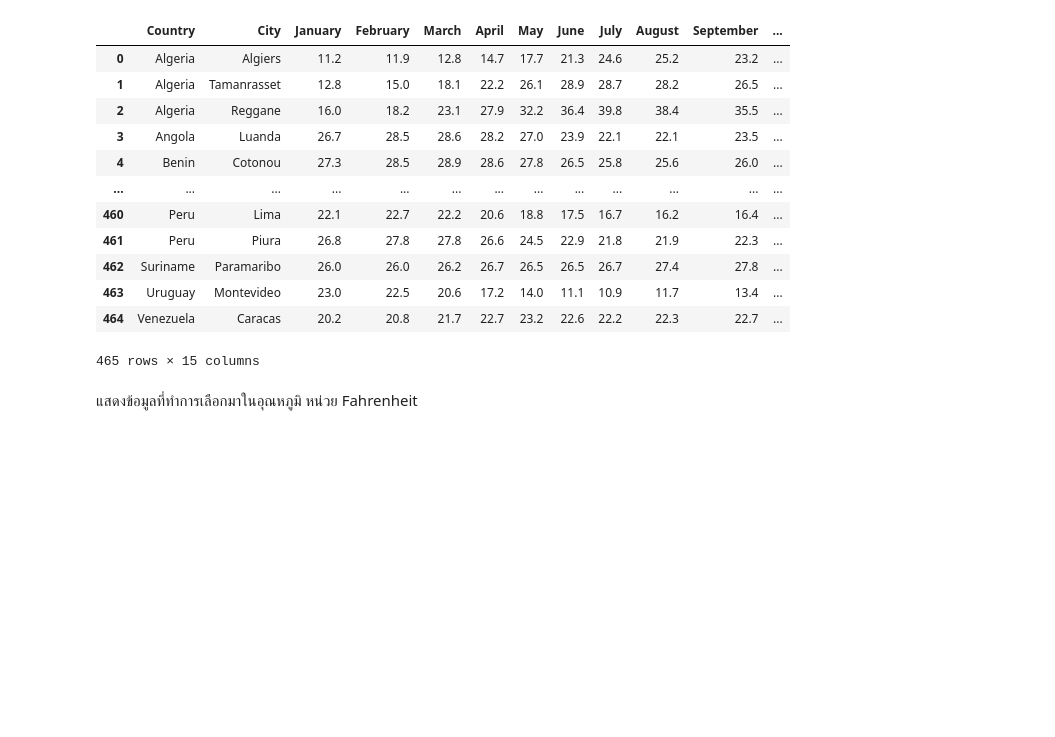
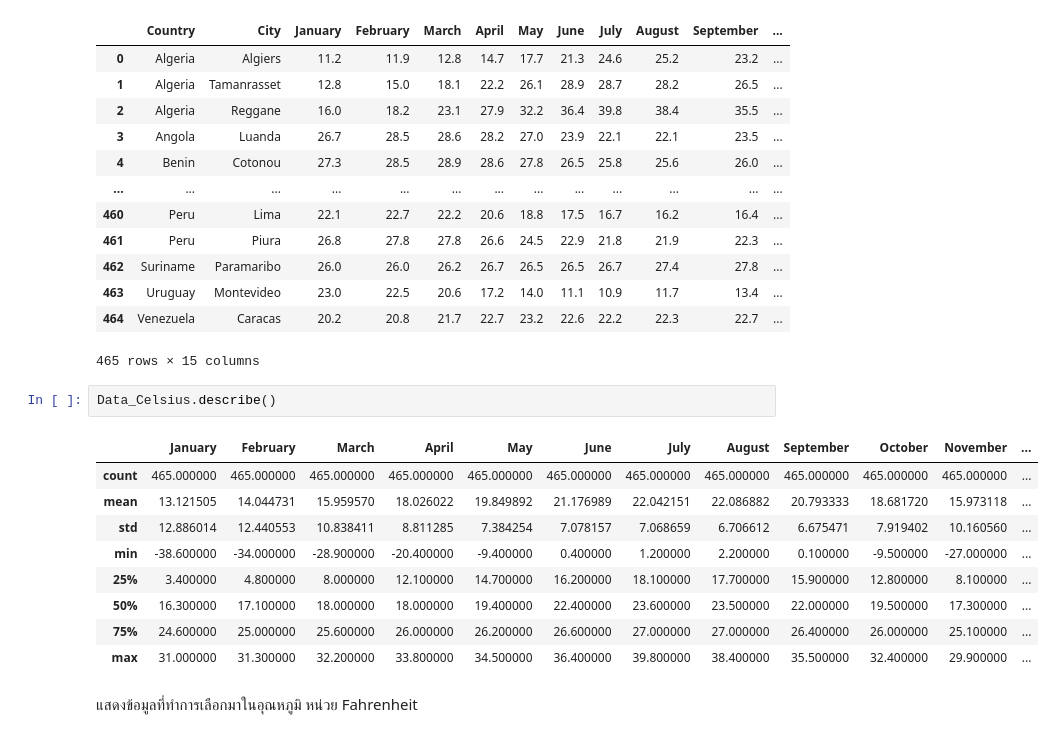
Before and after one commit to park21306/DataProject, a Jupyter notebook: Projectme.ipynb, the cells around one changed output. Saved outputs shown, nothing was run; the diff lists cells and outputs as text; blank space fills up the shorter version.

```diff
--- a/Projectme.ipynb
+++ b/Projectme.ipynb
@@ -390,6 +390,18 @@ Data_Celsius
 | 463 | Uruguay | Montevideo | 23.0 | 22.5 | 20.6 | 17.2 | 14.0 | 11.1 | 10.9 | 11.7 | 13.4 | ... |
 | 464 | Venezuela | Caracas | 20.2 | 20.8 | 21.7 | 22.7 | 23.2 | 22.6 | 22.2 | 22.3 | 22.7 | ... |
 465 rows × 15 columns
+# %%
+Data_Celsius.describe()
+# %% [output]
+|  | January | February | March | April | May | June | July | August | September | October | November | ... |
+| count | 465.000000 | 465.000000 | 465.000000 | 465.000000 | 465.000000 | 465.000000 | 465.000000 | 465.000000 | 465.000000 | 465.000000 | 465.000000 | ... |
+| mean | 13.121505 | 14.044731 | 15.959570 | 18.026022 | 19.849892 | 21.176989 | 22.042151 | 22.086882 | 20.793333 | 18.681720 | 15.973118 | ... |
+| std | 12.886014 | 12.440553 | 10.838411 | 8.811285 | 7.384254 | 7.078157 | 7.068659 | 6.706612 | 6.675471 | 7.919402 | 10.160560 | ... |
+| min | -38.600000 | -34.000000 | -28.900000 | -20.400000 | -9.400000 | 0.400000 | 1.200000 | 2.200000 | 0.100000 | -9.500000 | -27.000000 | ... |
+| 25% | 3.400000 | 4.800000 | 8.000000 | 12.100000 | 14.700000 | 16.200000 | 18.100000 | 17.700000 | 15.900000 | 12.800000 | 8.100000 | ... |
+| 50% | 16.300000 | 17.100000 | 18.000000 | 18.000000 | 19.400000 | 22.400000 | 23.600000 | 23.500000 | 22.000000 | 19.500000 | 17.300000 | ... |
+| 75% | 24.600000 | 25.000000 | 25.600000 | 26.000000 | 26.200000 | 26.600000 | 27.000000 | 27.000000 | 26.400000 | 26.000000 | 25.100000 | ... |
+| max | 31.000000 | 31.300000 | 32.200000 | 33.800000 | 34.500000 | 36.400000 | 39.800000 | 38.400000 | 35.500000 | 32.400000 | 29.900000 | ... |
 # %% [markdown]
 แสดงข้อมูลที่ทำการเลือกมาในอุณหภูมิ หน่วย Fahrenheit
 # %%
```
Also changed, not shown: parts of 2 cells of this notebook.
